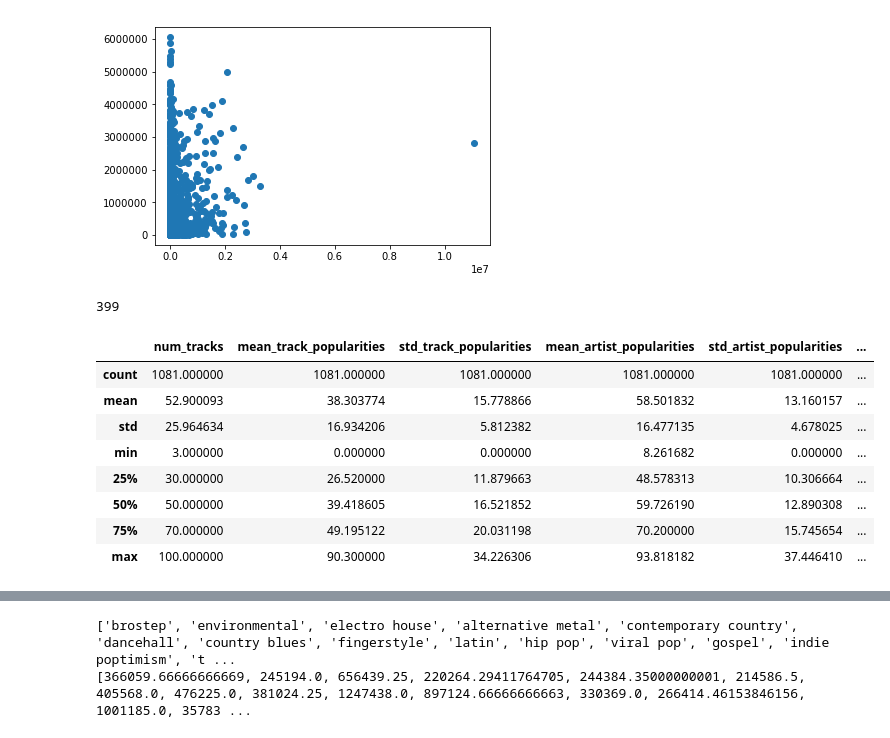
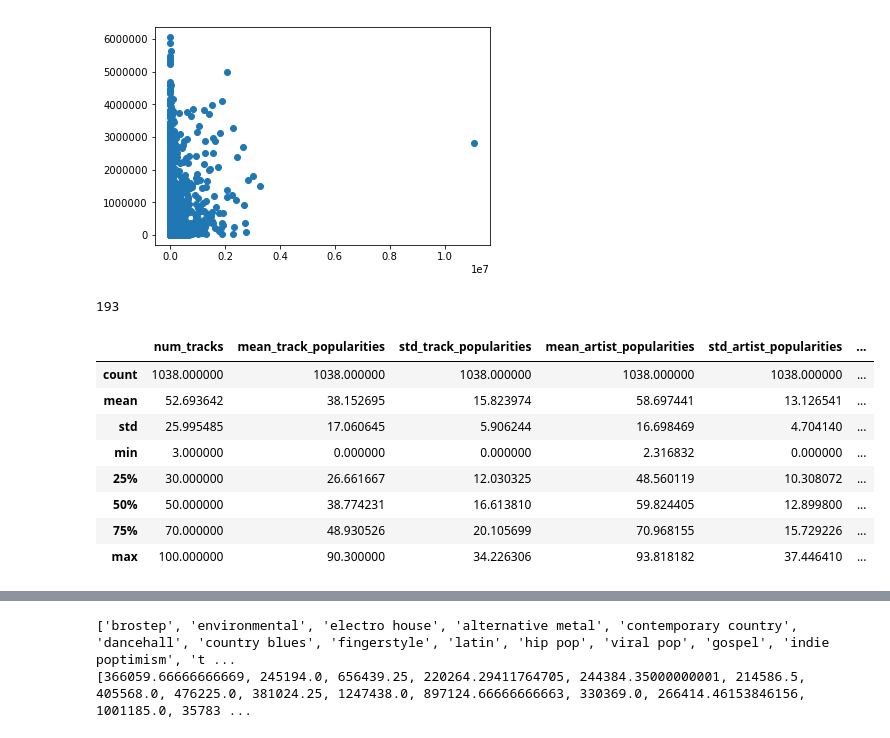
Before and after one commit to REMitchell/CSCIE109A, a Jupyter notebook: final/Final.ipynb, the cells around one changed output, grey strips where cells are left out. Drawn from its saved outputs; the diff is of its cells as text; code cells hidden in the pictures.

```diff
--- a/final/Final.ipynb
+++ b/final/Final.ipynb
@@ -36,8 +36,7 @@ def getAllGenres():
             if track.artist3:
                 genres.extend(track.artist3.genres)
 
-    return genresByCount(genres)
-
+    return genres
 
 def filterAllSingleArtist(playlists):
     multiArtistPlaylists = []
@@ -54,7 +53,7 @@ def genresByCount(allGenres):
     genresList.sort(key=lambda x: -x[1])
     return [genre[0] for genre in genresList]
 
-genres = getAllGenres()
+genres = genresByCount(getAllGenres())
 playlists = filterAllSingleArtist(playlists)
 print(len(playlists))
 # %% [output]
@@ -65,0 +61,3 @@ print(genres)
+# %%
+genres.remove('')
+print(genres)
@@ -112,6 +112,8 @@ print(getPlaylistGenres(playlists[103], 2, 3))
 # %%
 for playlist in playlists:
-    playlist.genres = getPlaylistGenres(playlist, 2, 3)
+    playlist.mainGenre = getPlaylistGenres(playlist, 2, 1)
+for playlist in playlists:
+    playlist.genres = getPlaylistGenres(playlist, 2, 10)
 # %%
 #Remove playlists without genres
 playlistsWithGenres = []
@@ -144,7 +146,7 @@ plt.show()
 # %%
 allPlaylistGenres = []
 for playlist in playlists:
-    allPlaylistGenres.extend(playlist.genres)
+    allPlaylistGenres.extend(playlist.mainGenre)
 print(len(set(allPlaylistGenres)))
 
 # numTracks
@@ -170,41 +172,41 @@ def flattenPlaylist(playlist):
             artistFollowers.append(track.artist1.followers)
             artistViews.append(track.artist1.views)
         if track.artist2:
             artistPopularities.append(track.artist2.popularity)
             artistFollowers.append(track.artist2.followers)
             artistViews.append(track.artist2.views)
         if track.artist3:
             artistPopularities.append(track.artist3.popularity)
             artistFollowers.append(track.artist3.followers)
             artistViews.append(track.artist3.views)
     return [len(playlist.tracks), np.mean(trackPopularities), np.std(trackPopularities), np.mean(artistPopularities), np.std(artistPopularities), np.mean(artistFollowers), np.std(artistFollowers), np.mean(artistViews), np.std(artistViews), playlist.followers]
 
 
 headers = ['num_tracks', 'mean_track_popularities', 'std_track_popularities', 'mean_artist_popularities', 'std_artist_popularities', 'mean_artist_followers', 'std_artist_followers', 'mean_artist_views', 'std_artist_views', 'followers']
 flattened = [flattenPlaylist(playlist) for playlist in playlists]
 df = pd.DataFrame(flattened, columns=headers)
 
 msk = np.random.rand(len(df)) < 0.75
 data_train = df[msk]
 data_test = df[~msk]
 
 ytrain = data_train.iloc[:,-1]
 Xtrain = data_train.drop(data_test.columns[len(data_test.columns)-1], axis=1)
 
 ytest = data_test.iloc[:,-1]
 Xtest = data_test.drop(data_test.columns[len(data_test.columns)-1], axis=1)
 
 data_train.describe()
 # %% [output]
-399
+193
 |  | num_tracks | mean_track_popularities | std_track_popularities | mean_artist_popularities | std_artist_popularities | ... |
-| count | 1081.000000 | 1081.000000 | 1081.000000 | 1081.000000 | 1081.000000 | ... |
-| mean | 52.900093 | 38.303774 | 15.778866 | 58.501832 | 13.160157 | ... |
-| std | 25.964634 | 16.934206 | 5.812382 | 16.477135 | 4.678025 | ... |
-| min | 3.000000 | 0.000000 | 0.000000 | 8.261682 | 0.000000 | ... |
-| 25% | 30.000000 | 26.520000 | 11.879663 | 48.578313 | 10.306664 | ... |
-| 50% | 50.000000 | 39.418605 | 16.521852 | 59.726190 | 12.890308 | ... |
-| 75% | 70.000000 | 49.195122 | 20.031198 | 70.200000 | 15.745654 | ... |
+| count | 1038.000000 | 1038.000000 | 1038.000000 | 1038.000000 | 1038.000000 | ... |
+| mean | 52.693642 | 38.152695 | 15.823974 | 58.697441 | 13.126541 | ... |
+| std | 25.995485 | 17.060645 | 5.906244 | 16.698469 | 4.704140 | ... |
+| min | 3.000000 | 0.000000 | 0.000000 | 2.316832 | 0.000000 | ... |
+| 25% | 30.000000 | 26.661667 | 12.030325 | 48.560119 | 10.308072 | ... |
+| 50% | 50.000000 | 38.774231 | 16.613810 | 59.824405 | 12.899800 | ... |
+| 75% | 70.000000 | 48.930526 | 20.105699 | 70.968155 | 15.729226 | ... |
 | max | 100.000000 | 90.300000 | 34.226306 | 93.818182 | 37.446410 | ... |
 # %%
 from sklearn.preprocessing import PolynomialFeatures
```
Also changed, not shown: parts of 18 cells of this notebook.
